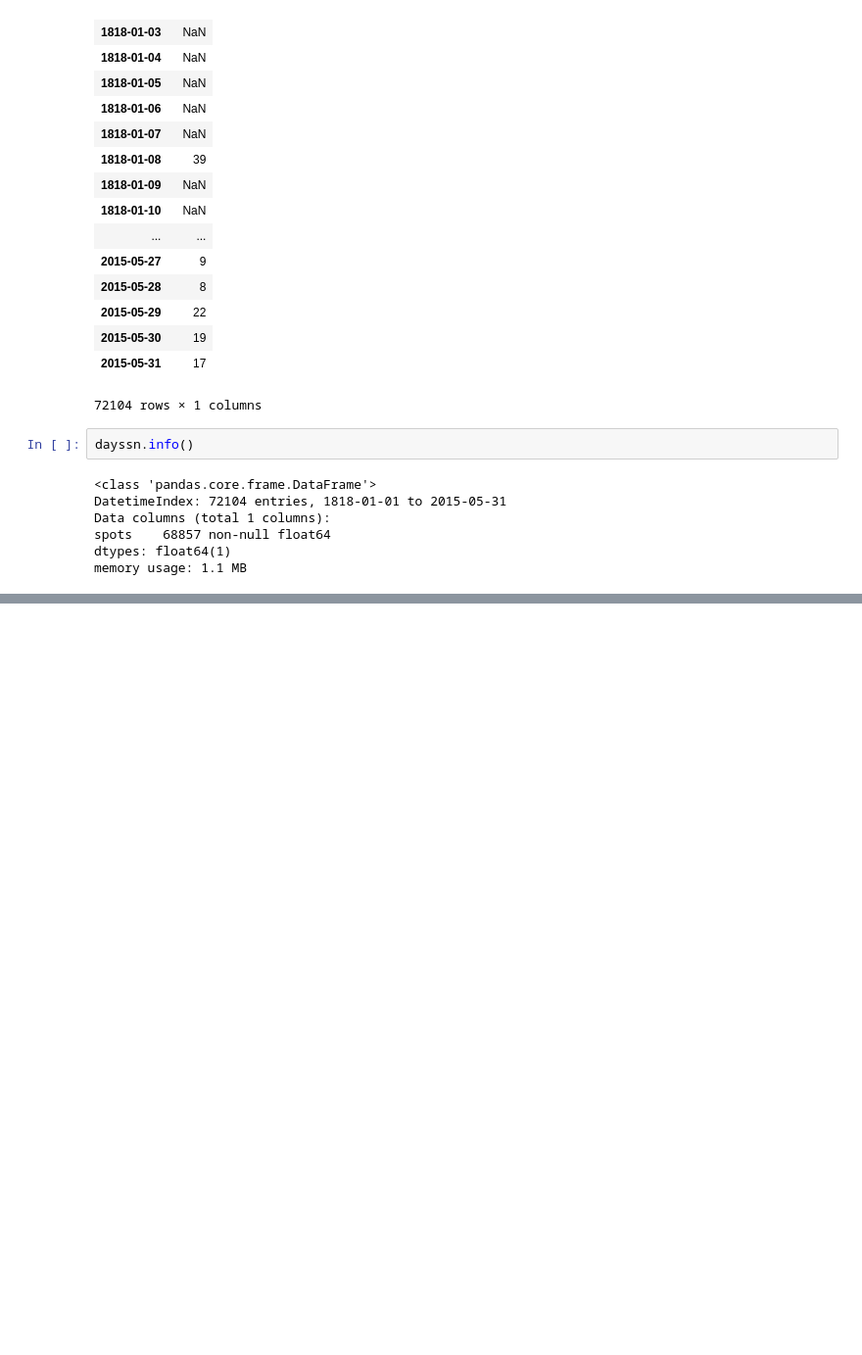
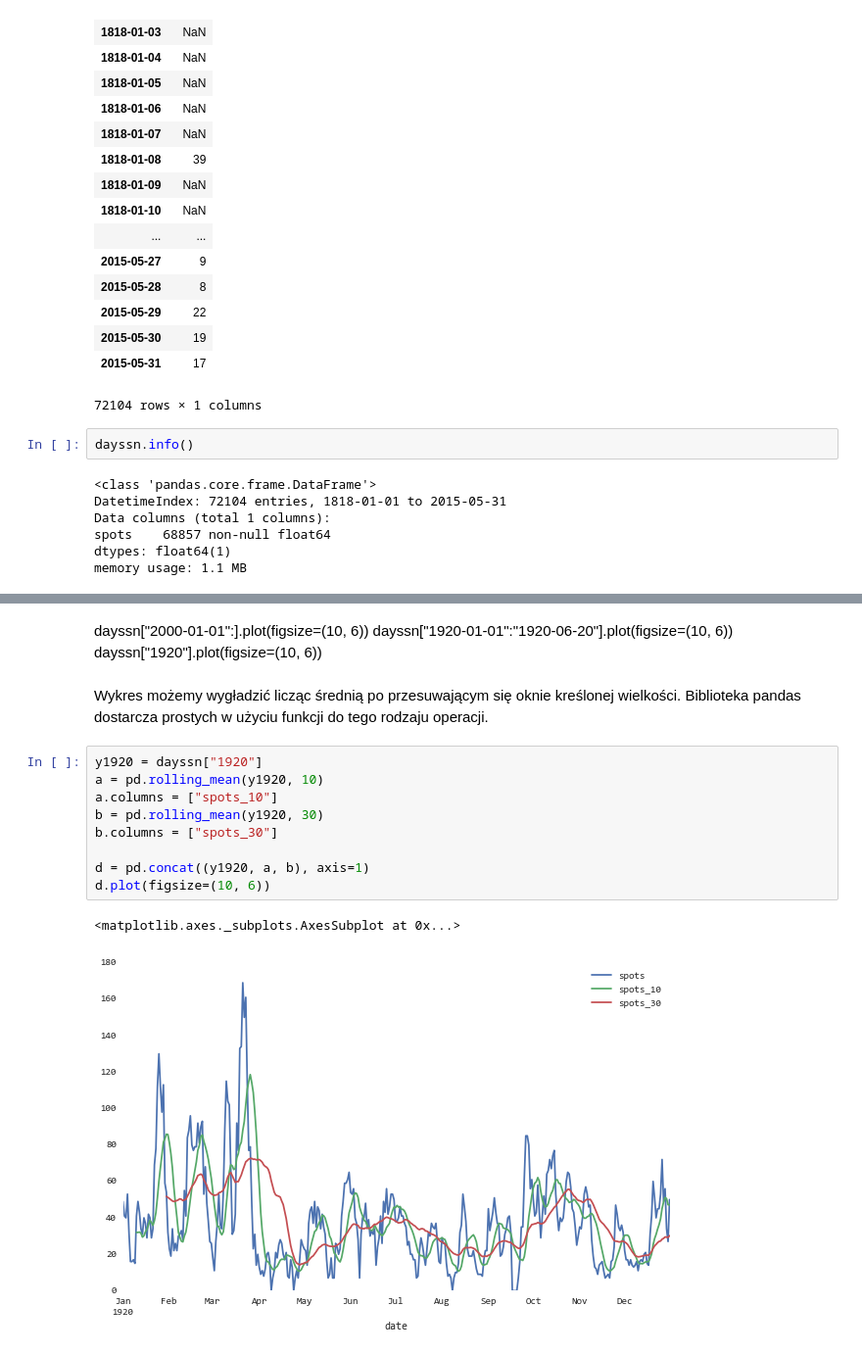
Before and after one commit to DELabUW/szkola-letnia-2015, a Jupyter notebook: zajecia/dzien2_szeregi_czasowe_slonce.ipynb, the cells around one changed output, grey strips where cells are left out. Shown at 98% size. Saved outputs shown, nothing was run; the diff lists cells and outputs as text; blank space fills up the shorter version.

Commit message:
Rolling window functions for time series.

```diff
--- a/zajecia/dzien2_szeregi_czasowe_slonce.ipynb
+++ b/zajecia/dzien2_szeregi_czasowe_slonce.ipynb
@@ -68,0 +60,18 @@ dayssn["1920-01-01":"1920-01-20"].plot(figsize=(10, 6))
+# %% [markdown]
+dayssn["2000-01-01":].plot(figsize=(10, 6))
+dayssn["1920-01-01":"1920-06-20"].plot(figsize=(10, 6))
+dayssn["1920"].plot(figsize=(10, 6))
+# %% [markdown]
+Wykres możemy wygładzić licząc średnią po przesuwającym się oknie kreślonej wielkości. Biblioteka pandas dostarcza prostych w użyciu funkcji do tego rodzaju operacji.
+# %%
+y1920 = dayssn["1920"]
+a = pd.rolling_mean(y1920, 10)
+a.columns = ["spots_10"]
+b = pd.rolling_mean(y1920, 30)
+b.columns = ["spots_30"]
+
+d = pd.concat((y1920, a, b), axis=1)
+d.plot(figsize=(10, 6))
+# %% [output]
+<matplotlib.axes._subplots.AxesSubplot at 0x...>
+[figure, added]
```
Also changed, not shown: parts of 7 cells of this notebook, 2 other files.
